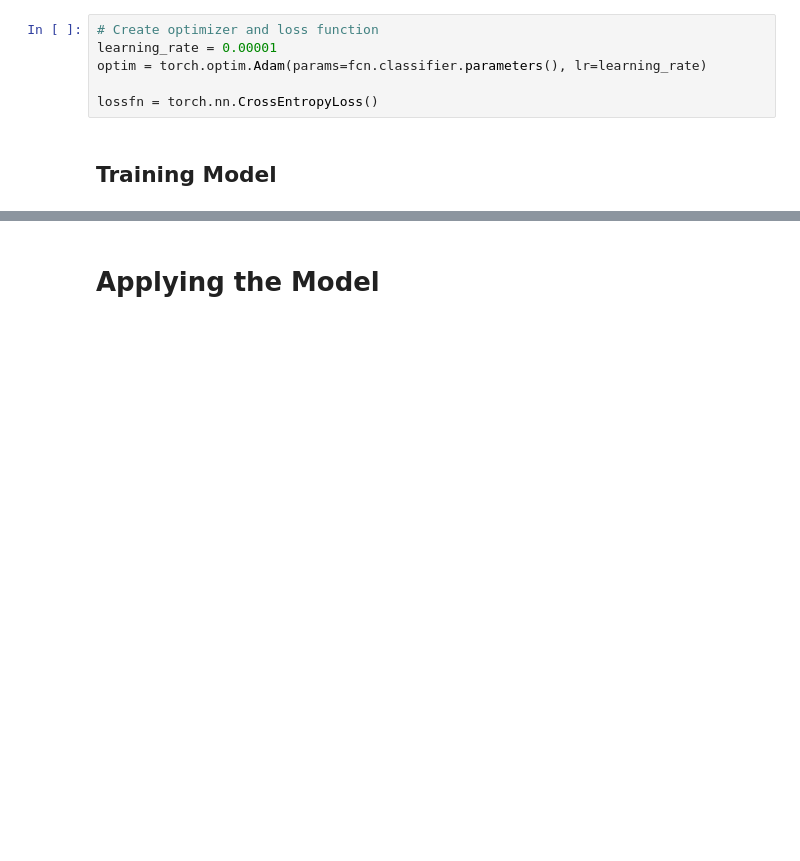
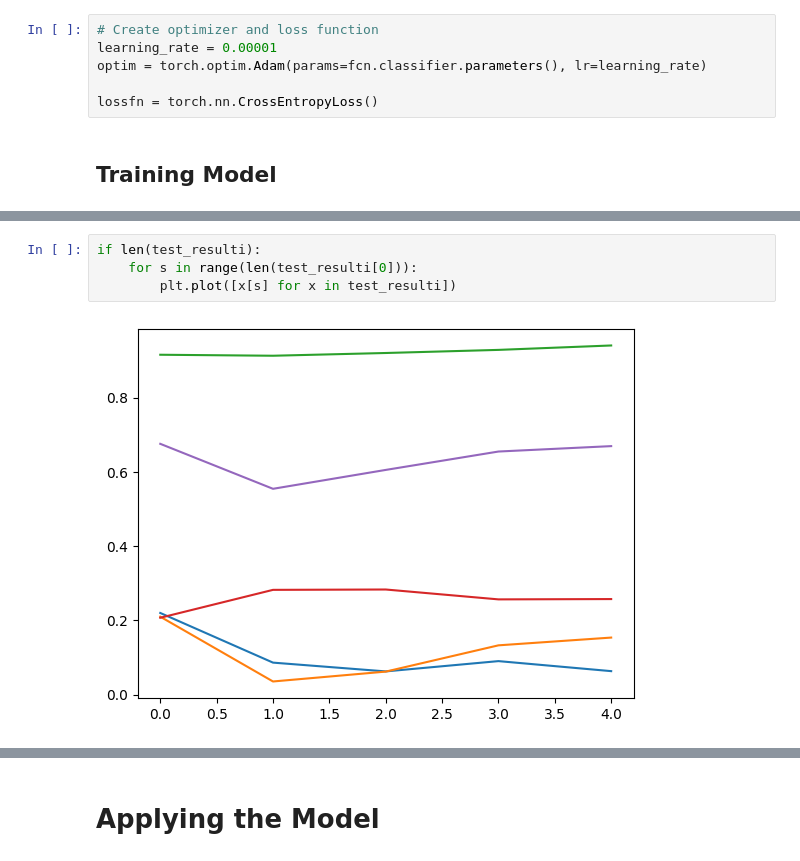
Before and after one commit to NWNHT/F1_Car_Detection, a Jupyter notebook: src/model.ipynb, the cells around one changed output, grey strips where cells are left out. Drawn from its saved outputs; the diff is of its cells as text; blank space fills up the shorter version.

```diff
--- a/src/model.ipynb
+++ b/src/model.ipynb
@@ -131,3 +162,9 @@ if len(lossi):
+# %%
+if len(test_resulti):
+    for s in range(len(test_resulti[0])):
+        plt.plot([x[s] for x in test_resulti])
+# %% [output]
+[figure, added]
 # %%
 # Test the model loss
 model_test_torch(fcn, device, lossfn, test_loader)
```
Also changed, not shown: parts of 8 cells of this notebook, 2 other files.
